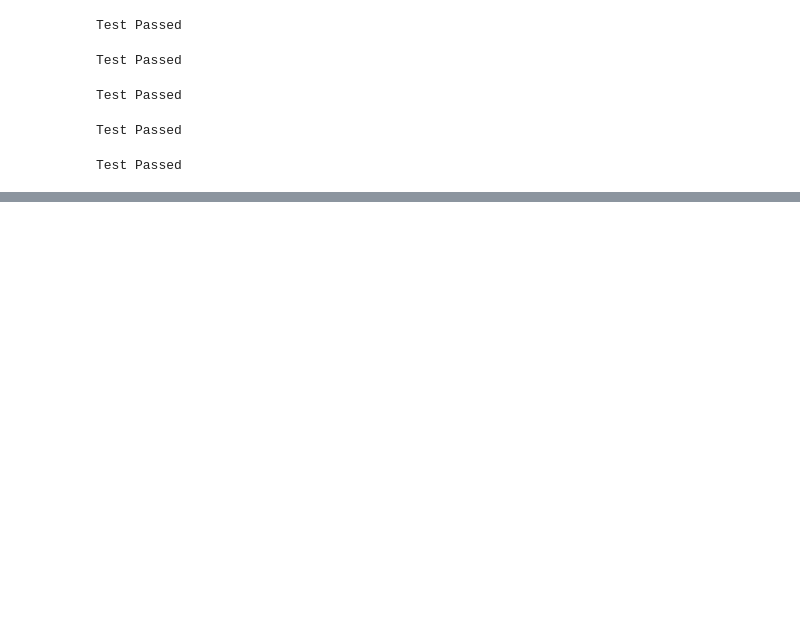
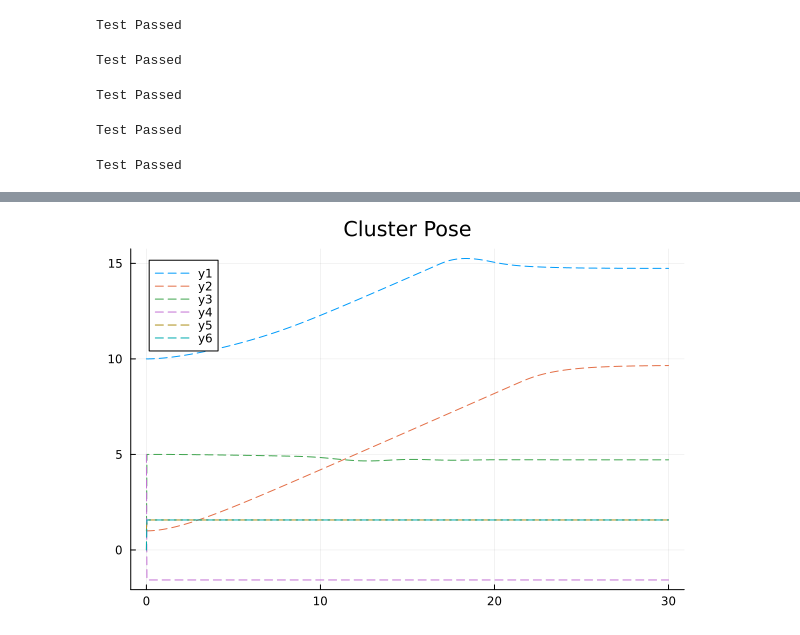
Before and after one commit to alvgaona/task-allocation, a Jupyter notebook: Multi-Robot Task Allocation.ipynb, the cells around one changed output, grey strips where cells are left out. Cells and saved outputs as stored; diff of their text form; code cells hidden in the pictures; blank space fills up the shorter version.

```diff
--- a/Multi-Robot Task Allocation.ipynb
+++ b/Multi-Robot Task Allocation.ipynb
@@ -360,0 +474,26 @@ Test Passed
+# %%
+function plot_cluster_state(t, x)
+  plot(t, x[:, 1], ls=:dash)
+
+  title!("Cluster Pose")
+
+
+  plot!(t, x[:, 2], ls=:dash)
+  plot!(t, x[:, 3], ls=:dash)
+  plot!(t, x[:, 4], ls=:dash)
+  plot!(t, x[:, 5], ls=:dash)
+  plot!(t, x[:, 6], ls=:dash)
+end
+
+
+function plot_task_effectiveness(t, δ)
+  plot(t, δ[:, 1], ls=:dash, label=L"\delta_1")
+  plot!(t, δ[:, 2], ls=:dash, label=L"\delta_2")
+  title!("Task effectiveness")
+  xlabel!("Time [s]")
+  ylabel!(L"$\delta_i$")
+  plot!(t, δ[:, 3], ls=:dash, label=L"\delta_3")
+end
+plot_cluster_state(t, c)
+# %% [output]
+[figure, added]
```
Also changed, not shown: parts of 16 cells of this notebook, 17 other files.
